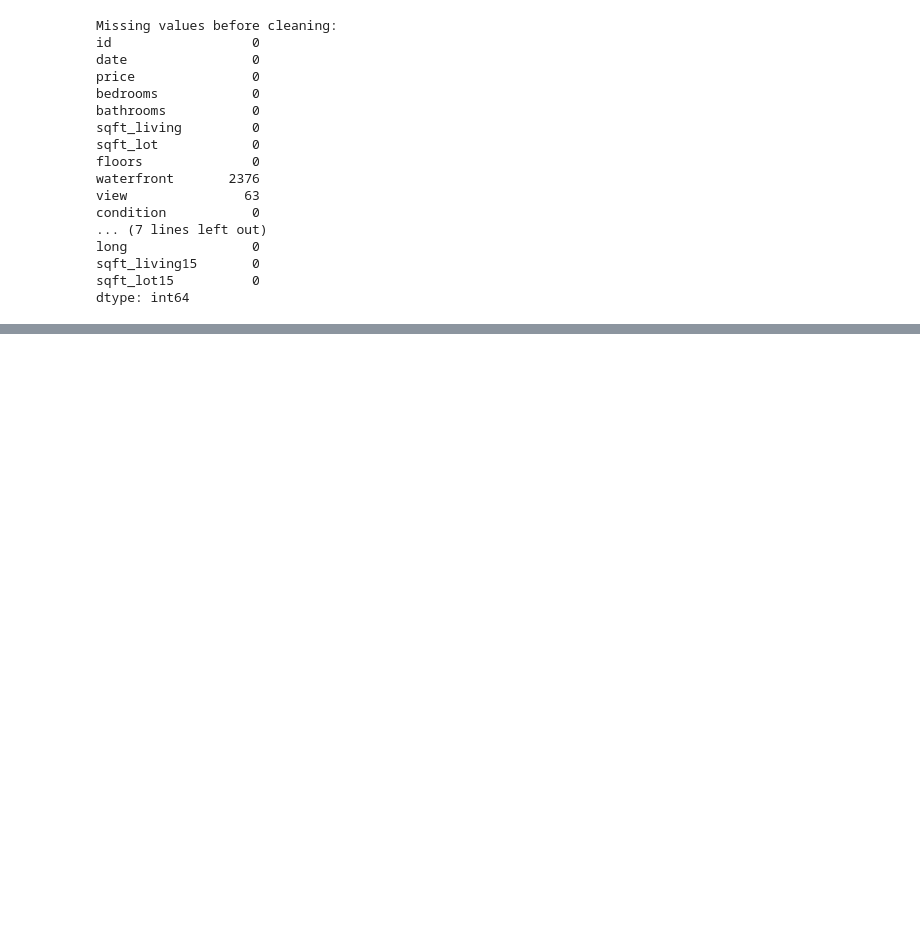
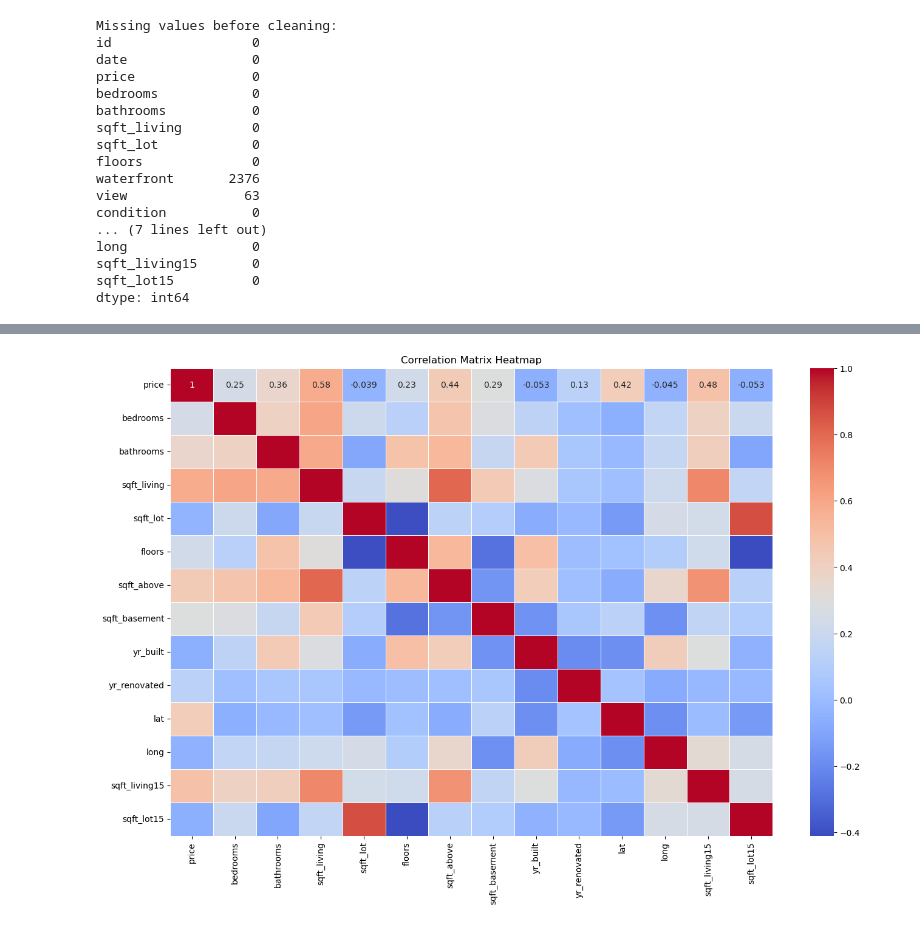
Before and after one commit to lchep2024/phase_2_project, a Jupyter notebook: members/david.ipynb, the cells around one changed output, grey strips where cells are left out. Cells and saved outputs as stored; diff of their text form; code cells hidden in the pictures; blank space fills up the shorter version.

```diff
--- a/members/david.ipynb
+++ b/members/david.ipynb
@@ -36,4 +60,13 @@ long                0
 sqft_living15       0
 sqft_lot15          0
 dtype: int64
+# %%
+# Replace non-numeric values in integer columns with 0.0
+int_columns = ['yr_renovated', 'sqft_basement', 'bathrooms', 'price']
+for column in int_columns:
+    df[column] = pd.to_numeric(df[column], errors='coerce').fillna(0).astype(int)
+# %%
+# Convert specified columns to appropriate types
+df['zipcode'] = df['zipcode'].astype('object')
+df['id'] = df['id'].astype('object')
 # %%
@@ -46,10 +84,5 @@ df[categorical_columns] = df[categorical_columns].astype('category')
 # %%
-# Fill missing values
-df['waterfront'] = df['waterfront'].cat.add_categories(['No'])
-df['waterfront'].fillna('No', inplace=True)
-numerical_columns = df.select_dtypes(include=['float64', 'int64']).columns
-for column in numerical_columns:
-    df[column].fillna(df[column].median(), inplace=True)
+# Fill categorical columns with the mode
 for column in categorical_columns:
     if df[column].isnull().sum() > 0:
         df[column].fillna(df[column].mode()[0], inplace=True)
@@ -128,0 +155,7 @@ Data after cleaning inconsistencies:
+# %%
+# Correlation analysis
+numeric_df = df.select_dtypes(include=[np.number])
+correlation_matrix = numeric_df.corr()
+
+print("Correlation Matrix:")
+print(correlation_matrix)
@@ -129,2 +180,10 @@ Data after cleaning inconsistencies:
+# %%
+# Plot the correlation matrix as a heatmap
+plt.figure(figsize=(16, 10))
+sns.heatmap(correlation_matrix, annot=True, cmap='coolwarm', linewidths=0.5)
+plt.title('Correlation Matrix Heatmap')
+plt.show()
+# %% [output]
+[figure, added]
 # %%
 # Save the cleaned dataframe to a new CSV file
```
Also changed, not shown: parts of 16 cells of this notebook, 1 other file.
